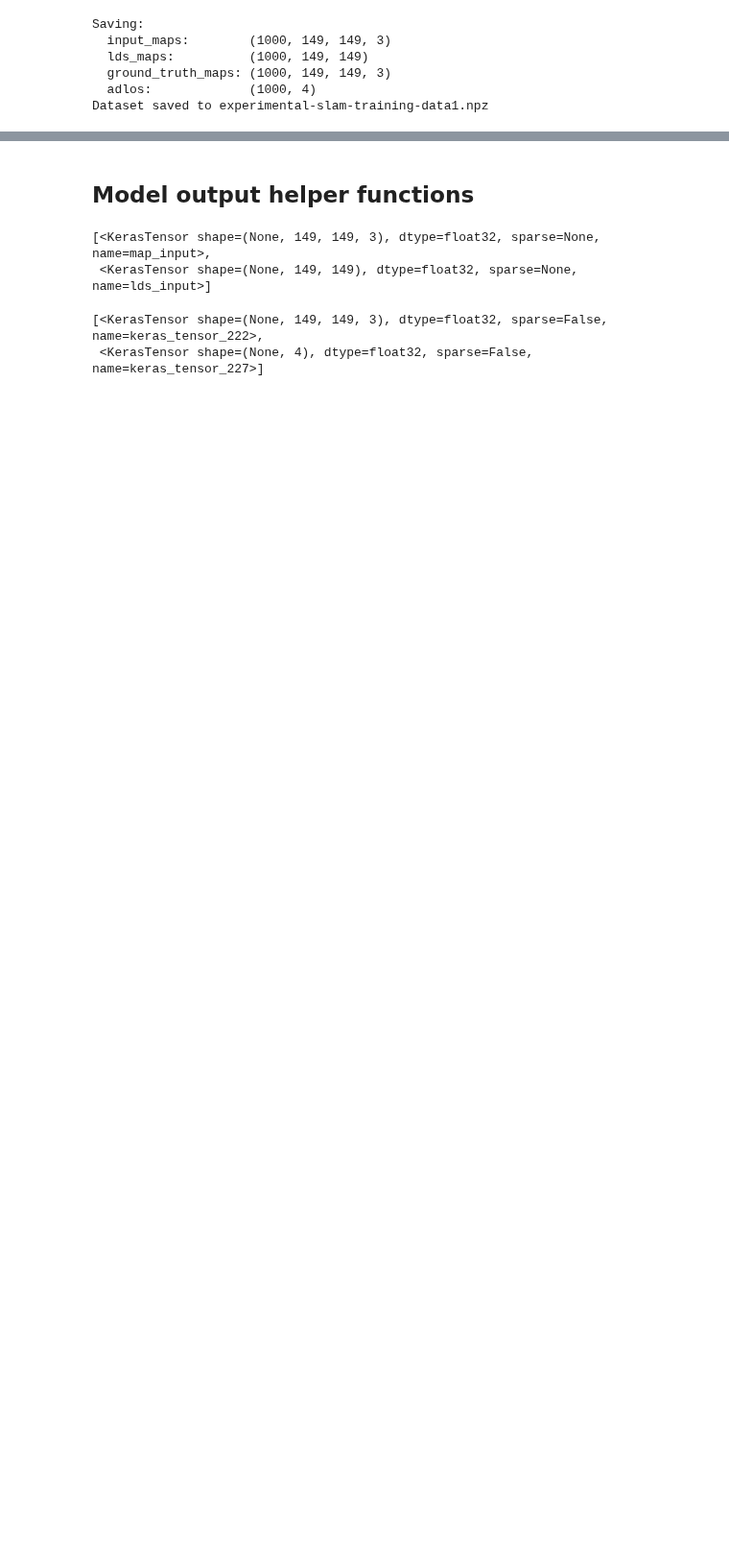
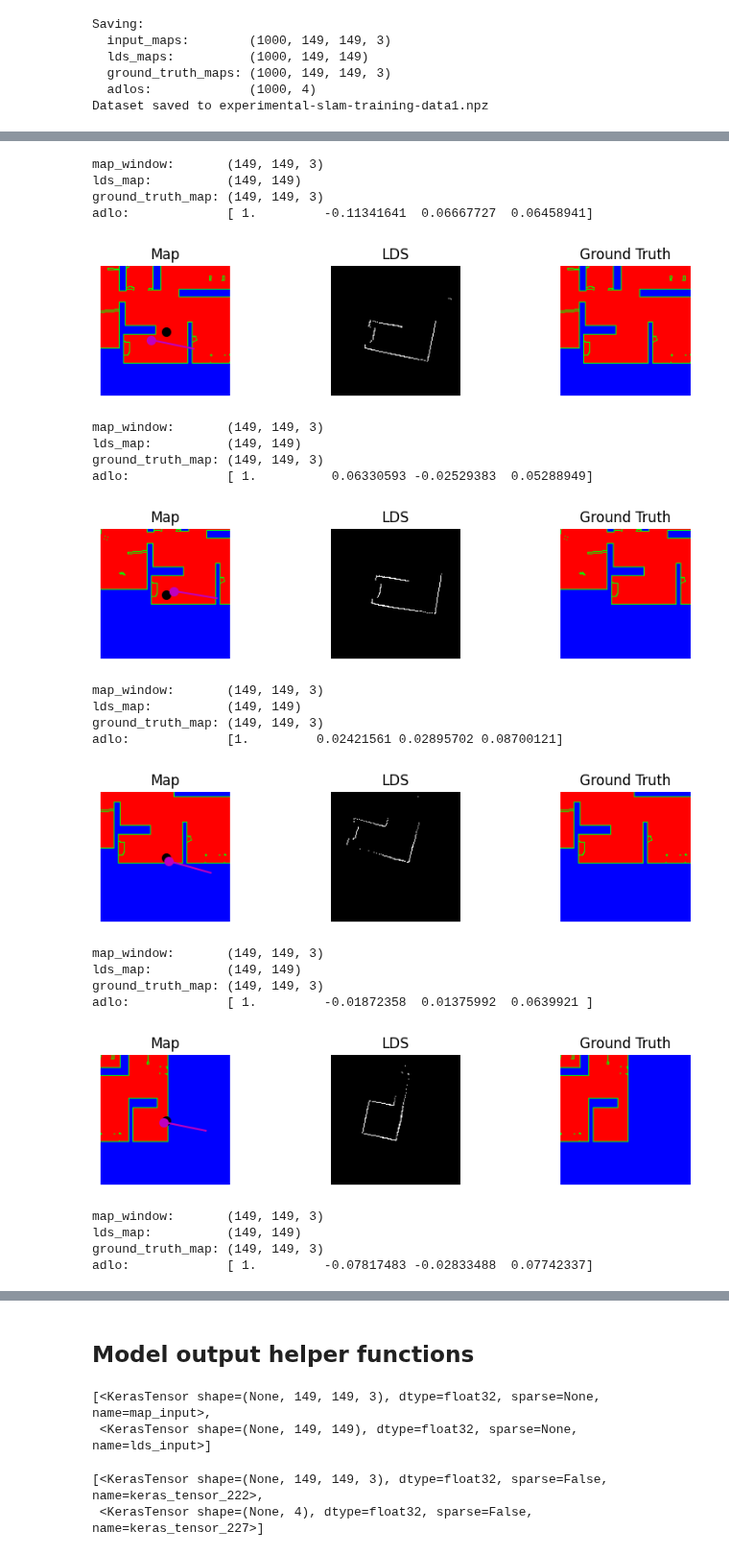
Before and after one commit to malcolmlett/robovac, a Jupyter notebook: Experiment_SLAM_1.ipynb, the cells around one changed output, grey strips where cells are left out. Shown at 96% size. Saved outputs shown, nothing was run; the diff lists cells and outputs as text; code cells hidden in the pictures; blank space fills up the shorter version.

```diff
--- a/Experiment_SLAM_1.ipynb
+++ b/Experiment_SLAM_1.ipynb
@@ -411,17 +448,16 @@ lds_map:          (149, 149)
 ground_truth_map: (149, 149, 3)
 centre offset:    [ 0.2 -0.3]
 [figure]
-# %%
-loc = np.array([ 82.40540193 , 248.21413008])
-angle = 2.2490386454166282
-#ranges = lds.lds_sample(floorplan[:,:,1], loc, angle, max_distance=350, pixel_size=4.741)
-
-map_window, lds_map, ground_truth_map, centre_offset = generate_training_data_sample(floorplan, loc, angle, False, None, None, pixel_size=pixel_size, max_distance=350)
-display_training_data_sample(map_window, lds_map, ground_truth_map, centre_offset)
 # %%
 def generate_training_data(semantic_map, num_samples, **kwargs):
+    tot_sample_types = 4
     pixel_size = kwargs.get('pixel_size', PIXEL_SIZE)
     max_distance = kwargs.get('max_distance', MAX_DISTANCE)
+    sample_types = np.array(kwargs.get('sample_types', range(tot_sample_types)))
+    print(f"Generating {num_samples} samples of training data")
+    print(f"Pixel size: {pixel_size}")
+    print(f"Max distance: {max_distance}")
+    print(f"Sample types: {sample_types}")
 
     # identify ranges
     # - size of full map (W, H), physical units
@@ -439,7 +475,7 @@ def generate_training_data(semantic_map, num_samples, **kwargs):
         # keep trying until we generate one sample
         while True:
             attempts += 1
-            sample_type = np.random.randint(4)
+            sample_type = np.random.choice(sample_types)
             location = np.random.uniform((0,0), full_map_loc_range)
             angle = np.random.uniform(-np.pi, np.pi)
             accept = True
@@ -493,6 +529,8 @@ def generate_training_data(semantic_map, num_samples, **kwargs):
 
             else:
               raise ValueError(f"unrecognised sample_type: {sample_type}")
+            if tot_sample_types < (3+1):
+              raise ValueError("tot_sample_types needs revising: {tot_sample_types}")
 
             # emit results
             if lds_map is not None:
@@ -516,6 +554,7 @@ def generate_training_data(semantic_map, num_samples, **kwargs):
     ))
 
 np.random.seed(0)
-train_data = generate_training_data(floorplan, 1000)
+#train_data = generate_training_data(floorplan, 1000)
+train_data = generate_training_data(floorplan, 1000, sample_types=[1])
 validate_dataset(train_data)
 # %% [output]
@@ -600,0 +577,27 @@ adlo:             [ 1.          0.04322181 -0.03710825  0.04561503]
+# %%
+show_dataset(train_data, 5)
+# %% [output]
+map_window:       (149, 149, 3)
+lds_map:          (149, 149)
+ground_truth_map: (149, 149, 3)
+adlo:             [ 1.         -0.11341641  0.06667727  0.06458941]
+[figure, added]
+map_window:       (149, 149, 3)
+lds_map:          (149, 149)
+ground_truth_map: (149, 149, 3)
+adlo:             [ 1.          0.06330593 -0.02529383  0.05288949]
+[figure, added]
+map_window:       (149, 149, 3)
+lds_map:          (149, 149)
+ground_truth_map: (149, 149, 3)
+adlo:             [1.         0.02421561 0.02895702 0.08700121]
+[figure, added]
+map_window:       (149, 149, 3)
+lds_map:          (149, 149)
+ground_truth_map: (149, 149, 3)
+adlo:             [ 1.         -0.01872358  0.01375992  0.0639921 ]
+[figure, added]
+map_window:       (149, 149, 3)
+lds_map:          (149, 149)
+ground_truth_map: (149, 149, 3)
+adlo:             [ 1.         -0.07817483 -0.02833488  0.07742337]
```
Also changed, not shown: parts of 12 cells of this notebook.
